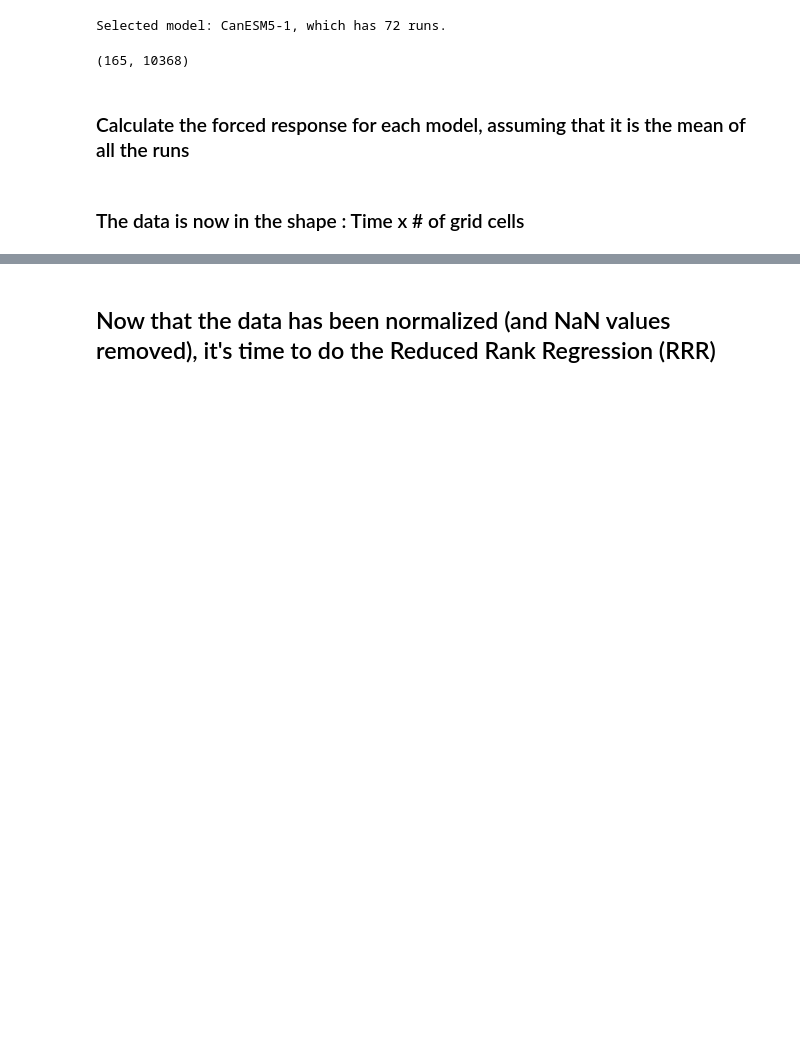
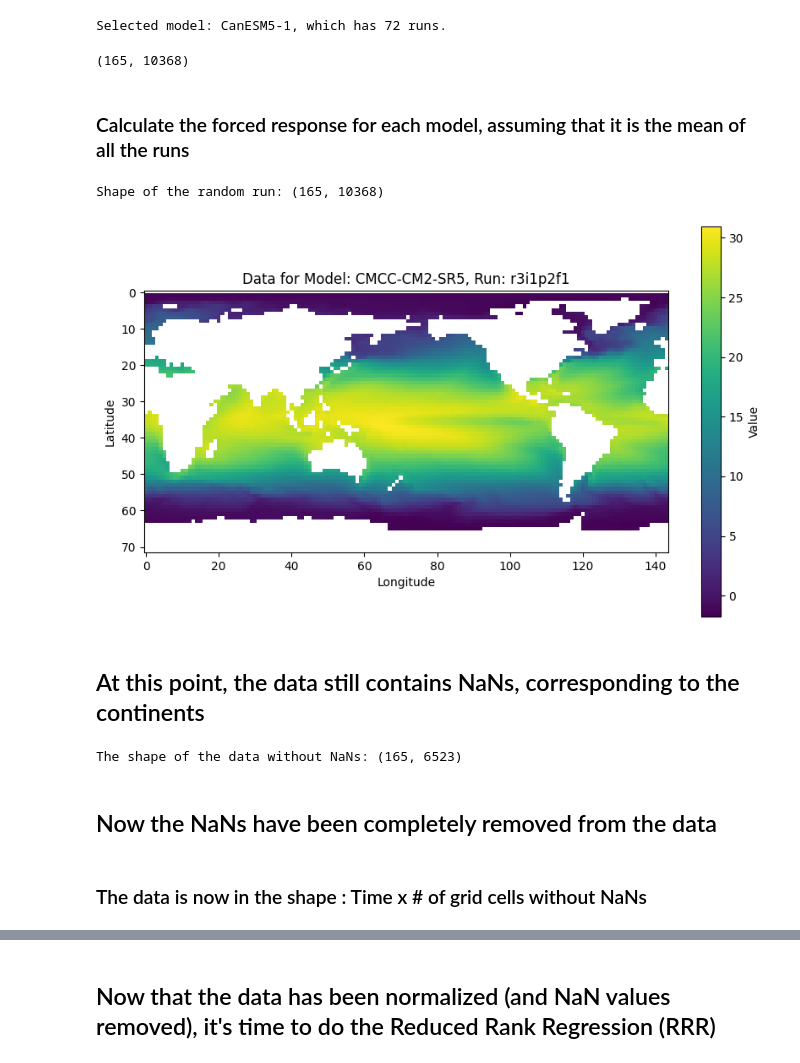
Before and after one commit to Victor2175/gm4cs-l, a Jupyter notebook: Reduced_rank_regression.ipynb, the cells around one changed output, grey strips where cells are left out. Cells and saved outputs as stored; diff of their text form; code cells hidden in the pictures; blank space fills up the shorter version.

```diff
--- a/Reduced_rank_regression.ipynb
+++ b/Reduced_rank_regression.ipynb
@@ -70,10 +70,41 @@ first_example_model_run.shape # Shape: (Time x (Latitude x Longitude))
 ### Calculate the forced response for each model, assuming that it is the mean of all the runs
 # %%
 data_forced_responses = add_forced_response(reshaped_data) # The forced response is not correctly normalized yet (this is done by the normalize function below)
+# %%
+# Print the shape of a random run from a random model
+
+random_model = random.choice(list(data_forced_responses.keys()))
+random_run = random.choice(list(data_forced_responses[random_model].keys()))
+print(f"Shape of the random run: {data_forced_responses[random_model][random_run].shape}")
+# %% [output]
+Shape of the random run: (165, 10368)
+# %%
+# Reshape the data to the original grid shape
+data_grid = data_forced_responses[random_model][random_run][120].reshape(72, 144)
+
+# Plot the data using plt.imshow
+plt.figure(figsize=(10, 6))
+plt.imshow(data_grid, cmap='viridis')
+plt.colorbar(label='Value')
+plt.title(f'Data for Model: {random_model}, Run: {random_run}')
+plt.xlabel('Longitude')
+plt.ylabel('Latitude')
+plt.show()
+# %% [output]
+[figure, added]
+# %% [markdown]
+## At this point, the data still contains NaNs, corresponding to the continents
 # %%
 data_without_nans = remove_nans_from_grid(data_forced_responses, nan_mask)
+# %%
+# Print the shape of a random run from a random model (same as above)
+print(f"The shape of the data without NaNs: {data_without_nans[random_model][random_run].shape}")
+# %% [output]
+The shape of the data without NaNs: (165, 6523)
+# %% [markdown]
+## Now the NaNs have been completely removed from the data
 # %% [markdown]
-### The data is now in the shape : Time x # of grid cells
+### The data is now in the shape : Time x # of grid cells without NaNs
 # %%
 # Select one of the models randomly for testing and the rest for training according to the leave-one-out strategy
 test_model = random.choice(list(data_without_nans.keys()))
```
Also changed, not shown: parts of 14 cells of this notebook, 1 other file.
